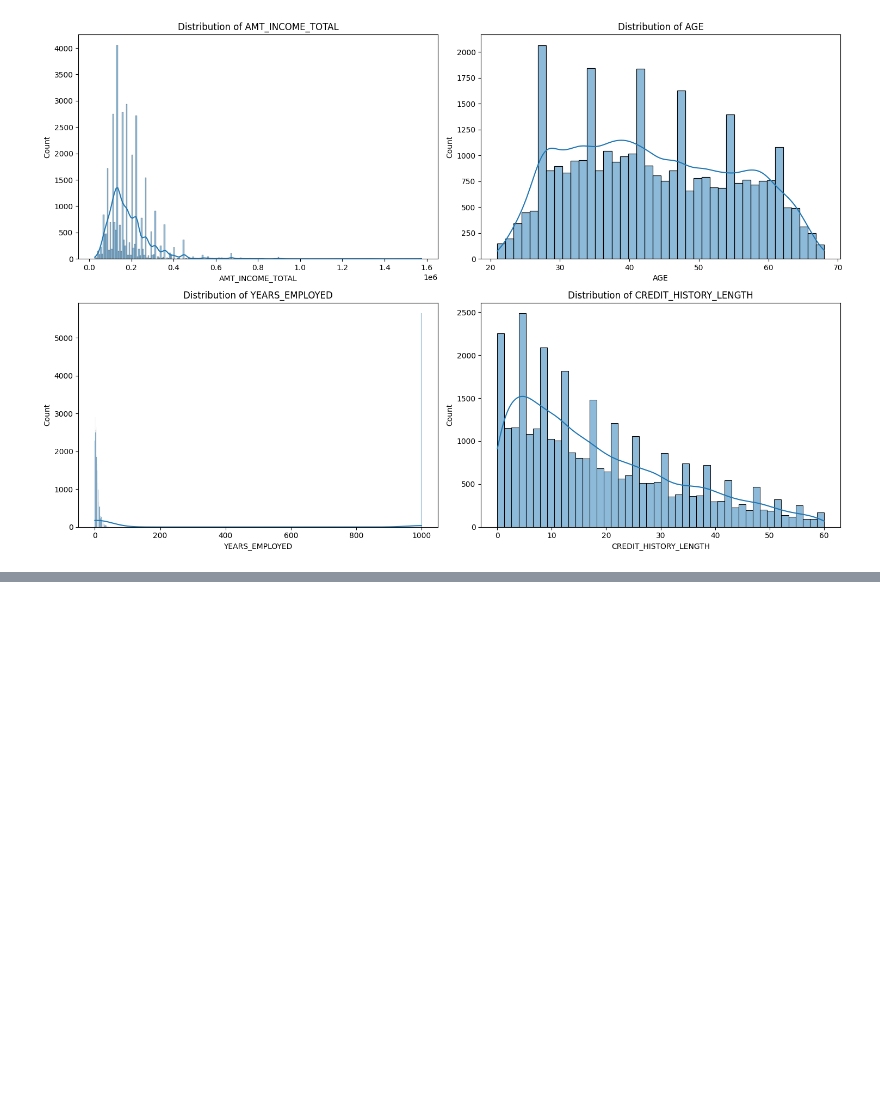
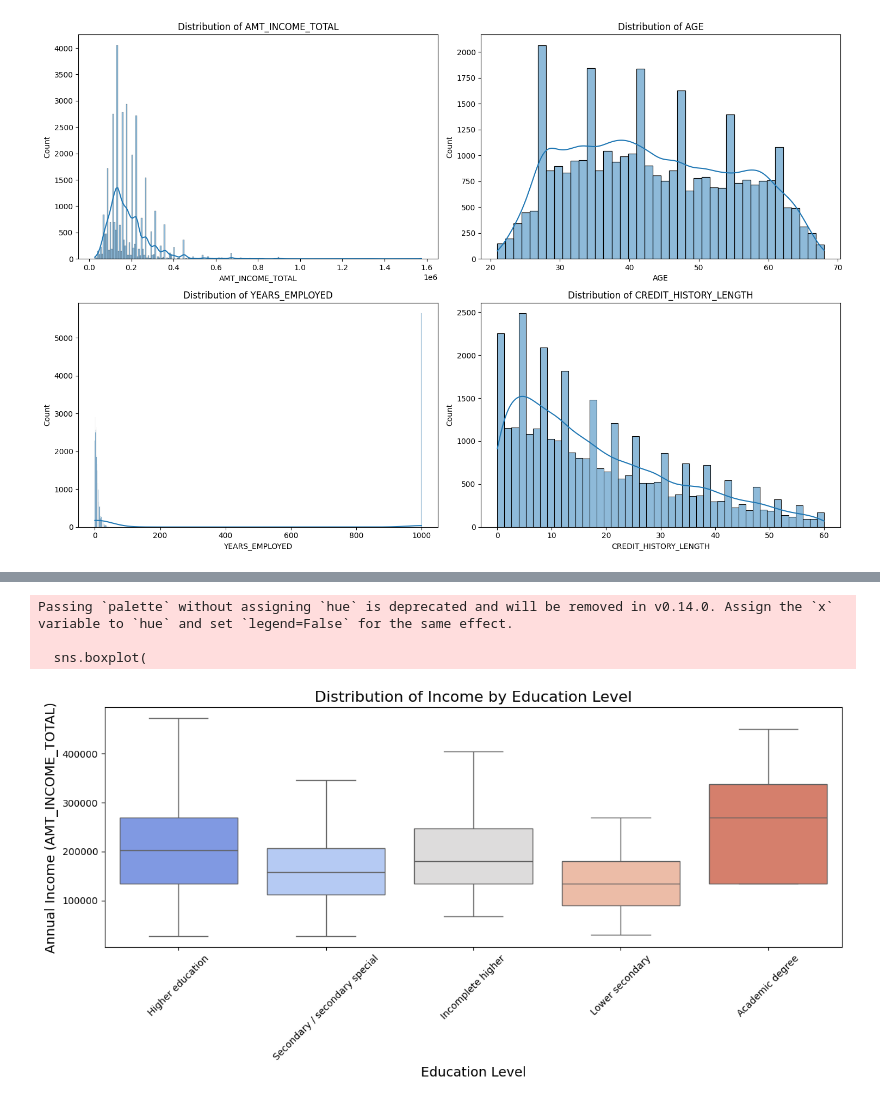
Before and after one commit to abroche/scorekeepers, a Jupyter notebook: Credit_Score_Predictor.ipynb, the cells around one changed output, grey strips where cells are left out. Saved outputs shown, nothing was run; the diff lists cells and outputs as text; code cells hidden in the pictures; blank space fills up the shorter version.

Commit message:
Add models to test and cleaned the data

```diff
--- a/Credit_Score_Predictor.ipynb
+++ b/Credit_Score_Predictor.ipynb
@@ -173,3 +173,5 @@ plt.tight_layout()
 plt.show()
 # %% [output]
 [figure]
+# %%
+merged_df['LABEL'] = merged_df['LABEL'].map({"good": 0, "bad": 1}).fillna(-1)  # Use -1 for unknown values
@@ -175,0 +193,21 @@ plt.show()
+# %%
+# Box plot for AMT_INCOME_TOTAL by NAME_EDUCATION_TYPE
+plt.figure(figsize=(12, 6))
+sns.boxplot(
+    data=merged_df,
+    x='NAME_EDUCATION_TYPE',
+    y='AMT_INCOME_TOTAL',
+    showfliers=False,  # Hide outliers for better visualization
+    palette='coolwarm'
+)
+plt.title('Distribution of Income by Education Level', fontsize=16)
+plt.xlabel('Education Level', fontsize=14)
+plt.ylabel('Annual Income (AMT_INCOME_TOTAL)', fontsize=14)
+plt.xticks(rotation=45)
+plt.tight_layout()
+plt.show()
+# %% [output]
+Passing `palette` without assigning `hue` is deprecated and will be removed in v0.14.0. Assign the `x` variable to `hue` and set `legend=False` for the same effect.
+
+  sns.boxplot(
+[figure, added]
```
Also changed, not shown: parts of 9 cells of this notebook.
